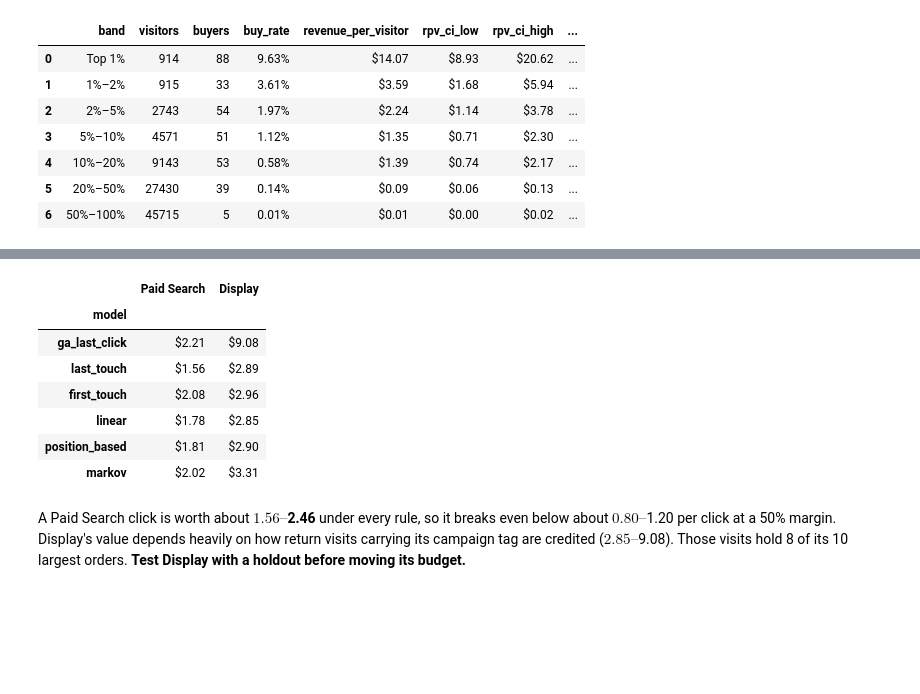
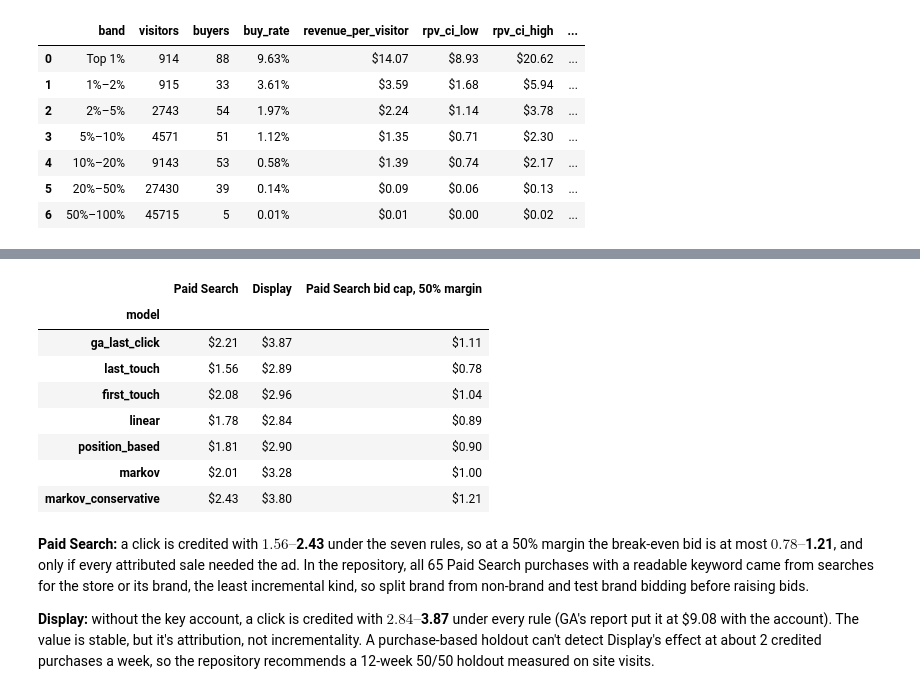
Before and after one commit to Pann13223029/merch-store-marketing-case-study, a Jupyter notebook: kaggle/merch_store_marketing_case_study.ipynb, the cells around one changed output, grey strips where cells are left out. Saved outputs shown, nothing was run; the diff lists cells and outputs as text; code cells hidden in the pictures; blank space fills up the shorter version.

```diff
--- a/kaggle/merch_store_marketing_case_study.ipynb
+++ b/kaggle/merch_store_marketing_case_study.ipynb
@@ -216,6 +328,10 @@ def remarketing_table(sessions: pd.DataFrame) -> pd.DataFrame:
 # %%
 # ---- src/journeys.py (copied unchanged from the repository, minus its imports of other repo modules)
 """Customer journeys for multi-touch attribution (D1), built from external sessions.
+
+Who is in: outside visitors only. Google employees (is_internal) are left out, and so are key accounts
+(src/segments.py): outside buyers large enough to decide a channel's numbers alone, which are reported as
+their own segment instead.
 
 Journey rules (reports/03_process.md):
   * A visitor's sessions form one journey until a purchase or a gap of more than 30 days of
@@ -224,6 +340,7 @@ Journey rules (reports/03_process.md):
   * Analysis period: journeys ending 2016-08-31 .. 2017-07-01, so every converting journey has its
     full 30-day lookback inside the data and every non-converting journey has 30 days of observed
     silence after its last touch.
+  * Revenue is capped per purchase session (a session can hold several transactions) at revenue_cap().
 
 Three channel labels per touch:
   * arrival_channel       what actually brought the visitor: isTrueDirect visits become "Direct".
@@ -234,15 +351,32 @@ Three channel labels per touch:
 
 import pandas as pd
 
+
 WINDOW_S = 30 * 86400
 PERIOD_START = pd.Timestamp("2016-08-31")
 PERIOD_END = pd.Timestamp("2017-07-01")
 
 
+def revenue_cap(sessions: pd.DataFrame, quantile: float = 0.99) -> float:
+    """The revenue cap per purchase session (D-P2): the 99th percentile of external purchase sessions
+    in the analysis period, $1,606.
+
+    Key accounts count here, as they did when Process set the cap, so leaving them out of the journeys
+    doesn't move it (without the key account the percentile would fall to about $1,506).
+    """
+    ext = sessions[~sessions.is_internal.astype(bool)]
+    in_period = ext.session_date.between(PERIOD_START, PERIOD_END)
+    return float(ext.loc[ext.purchased.astype(bool) & in_period, "revenue_usd"].quantile(quantile))
+
+
 def touches(sessions: pd.DataFrame) -> pd.DataFrame:
-    """One row per touch (session) in the analysis period, tagged with its journey."""
+    """One row per touch (session) in the analysis period, tagged with its journey.
+
+    Employees and key accounts are left out before journeys are built.
+    """
+    outside = ~sessions.is_internal.astype(bool) & ~is_key_account(sessions.full_visitor_id)
     t = (
-        sessions.loc[~sessions.is_internal, [
+        sessions.loc[outside, [
             "full_visitor_id", "visit_start_time", "session_date", "channel", "source",
             "is_true_direct", "purchased", "revenue_usd",
         ]]
@@ -1423,10 +1781,11 @@ The GA report uses **last non-direct click**: when someone comes back by bookmar
 # %%
-t = touches(sessions)
-cap = t.loc[t.purchased, "revenue_usd"].quantile(0.99)
+t = touches(sessions)                      # outside visitors, key account excluded
+cap = revenue_cap(sessions)                # $1,606 per purchase session
 j = journeys(t, revenue_cap_usd=cap)
 att = Attribution(j, "arrival_path", order=3)
 shares = att.shares()
-boot = att.bootstrap_shares(n_boot=N_BOOT, seed=42)
+boot = att.bootstrap_shares(n_boot=N_BOOT, seed=42, clusters=j.full_visitor_id)   # resamples visitors
 order = ["Organic Search", "Direct", "Paid Search", "Referral", "Display", "Social", "Affiliates"]
+print(f"{int(j.converted.sum()):,} purchases; revenue cap ${cap:,.2f} per purchase session")
 shares.loc[order].style.format("{:.1%}")
 # %% [output]
@@ -1458,16 +1824,22 @@ diverging_ci_chart(chart_order, vals, lo, hi,
 # %%
 clicks = t.arrival_channel.value_counts()
-revenue = att.credit_table().xs("revenue", axis=1, level="measure")[MODELS]
-(revenue.loc[["Paid Search", "Display"]].div(clicks.loc[["Paid Search", "Display"]], axis=0)).T.style.format("${:.2f}")
+revenue = att.credit_table().xs("revenue", axis=1, level="measure")[MODELS].copy()
+revenue["markov_conservative"] = Attribution(j, "conservative_path", order=3).credit_table()[("markov", "revenue")]
+per_click = revenue.loc[["Paid Search", "Display"]].div(clicks.loc[["Paid Search", "Display"]], axis=0).T
+per_click["Paid Search bid cap, 50% margin"] = per_click["Paid Search"] * 0.5
+per_click.style.format("${:.2f}")
 # %% [output]
-|  | Paid Search | Display |
-| model |  |  |
-| ga_last_click | $2.21 | $9.08 |
-| last_touch | $1.56 | $2.89 |
-| first_touch | $2.08 | $2.96 |
-| linear | $1.78 | $2.85 |
-| position_based | $1.81 | $2.90 |
-| markov | $2.02 | $3.31 |
+|  | Paid Search | Display | Paid Search bid cap, 50% margin |
+| model |  |  |  |
+| ga_last_click | $2.21 | $3.87 | $1.11 |
+| last_touch | $1.56 | $2.89 | $0.78 |
+| first_touch | $2.08 | $2.96 | $1.04 |
+| linear | $1.78 | $2.84 | $0.89 |
+| position_based | $1.81 | $2.90 | $0.90 |
+| markov | $2.01 | $3.28 | $1.00 |
+| markov_conservative | $2.43 | $3.80 | $1.21 |
-# %% [markdown]
-A Paid Search click is worth about **$1.56–$2.46** under every rule, so it breaks even below about $0.80–$1.20 per click at a 50% margin. Display's value depends heavily on how return visits carrying its campaign tag are credited ($2.85–$9.08). Those visits hold 8 of its 10 largest orders. **Test Display with a holdout before moving its budget.**
+# %% [markdown]
+**Paid Search:** a click is credited with **$1.56–$2.43** under the seven rules, so at a 50% margin the break-even bid is at most **$0.78–$1.21**, and only if every attributed sale needed the ad. In the repository, all 65 Paid Search purchases with a readable keyword came from searches for the store or its brand, the least incremental kind, so split brand from non-brand and test brand bidding before raising bids.
+
+**Display:** without the key account, a click is credited with **$2.84–$3.87** under every rule (GA's report put it at $9.08 with the account). The value is stable, but it's attribution, not incrementality. A purchase-based holdout can't detect Display's effect at about 2 credited purchases a week, so the repository recommends a 12-week 50/50 holdout measured on site visits.
 # %% [markdown]
```
Also changed, not shown: parts of 23 cells of this notebook, 10 other files.
